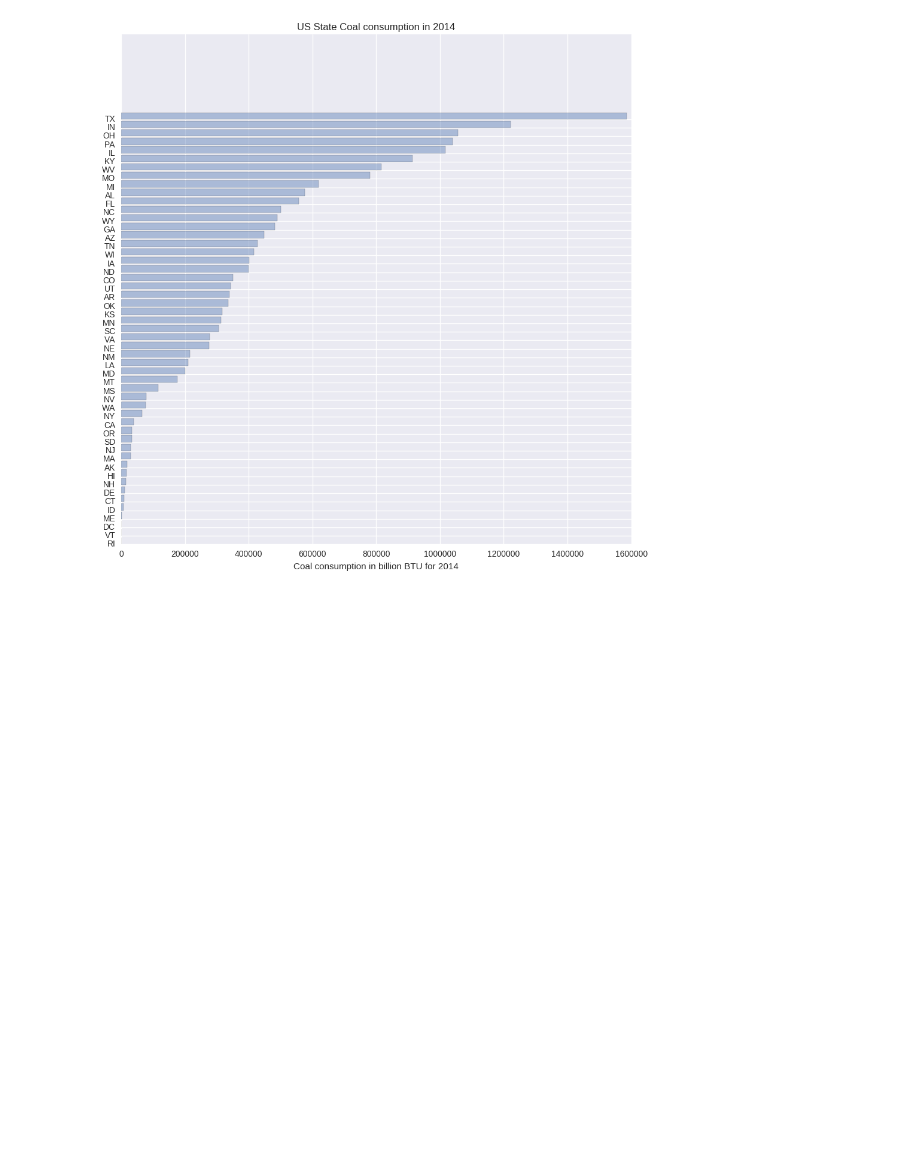
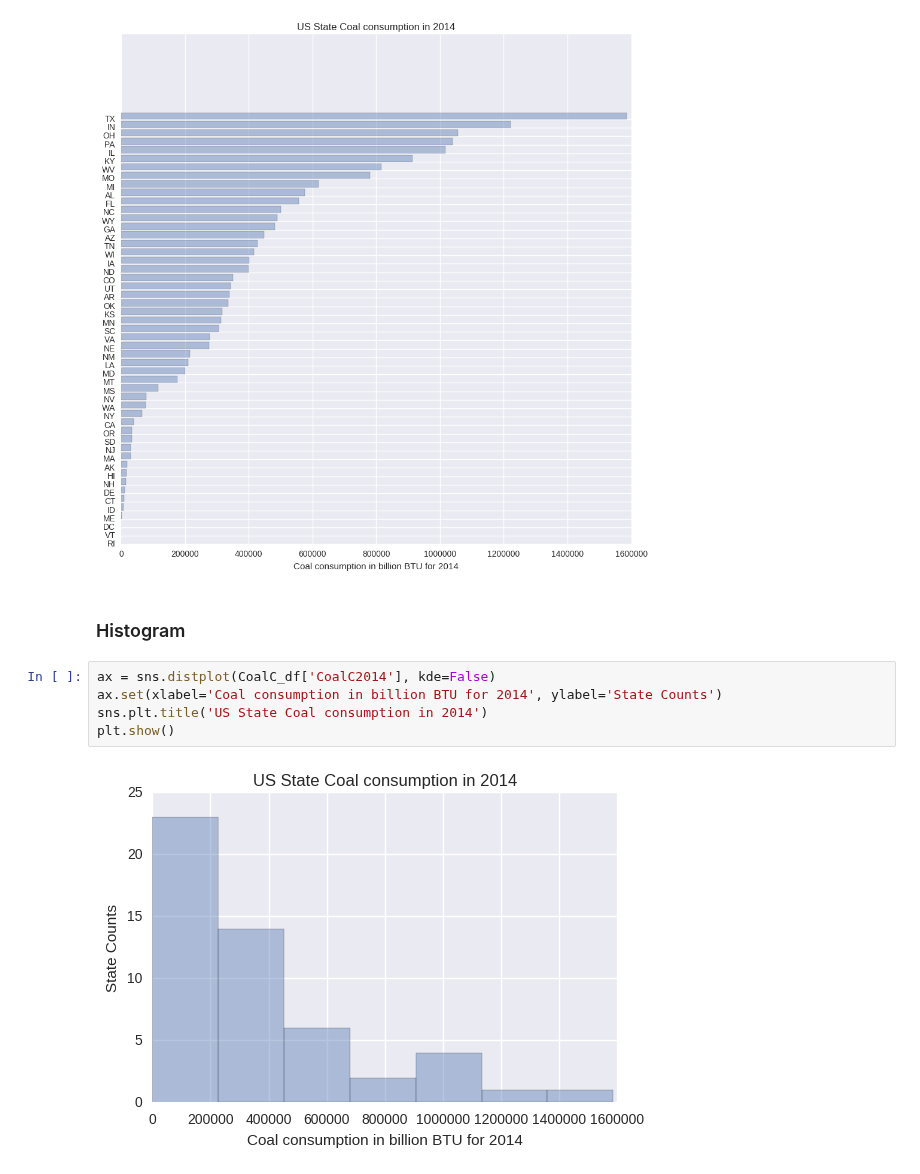
Before and after one commit to 315iah515/Thinkful-Notebooks, a Jupyter notebook: Bootcamp/Drill_PresentSameDataMultipleWays.ipynb, the cells around one changed output. Saved outputs shown, nothing was run; the diff lists cells and outputs as text; blank space fills up the shorter version.

Commit message:
completed first part of intermediate visualization drill

```diff
--- a/Bootcamp/Drill_PresentSameDataMultipleWays.ipynb
+++ b/Bootcamp/Drill_PresentSameDataMultipleWays.ipynb
@@ -64,3 +64,12 @@ plt.title('US State Coal consumption in 2014')
 plt.show()
 # %% [output]
 [figure]
+# %% [markdown]
+### Histogram
+# %%
+ax = sns.distplot(CoalC_df['CoalC2014'], kde=False)
+ax.set(xlabel='Coal consumption in billion BTU for 2014', ylabel='State Counts')
+sns.plt.title('US State Coal consumption in 2014')
+plt.show()
+# %% [output]
+[figure, added]
```
Also changed, not shown: parts of 4 cells of this notebook.
